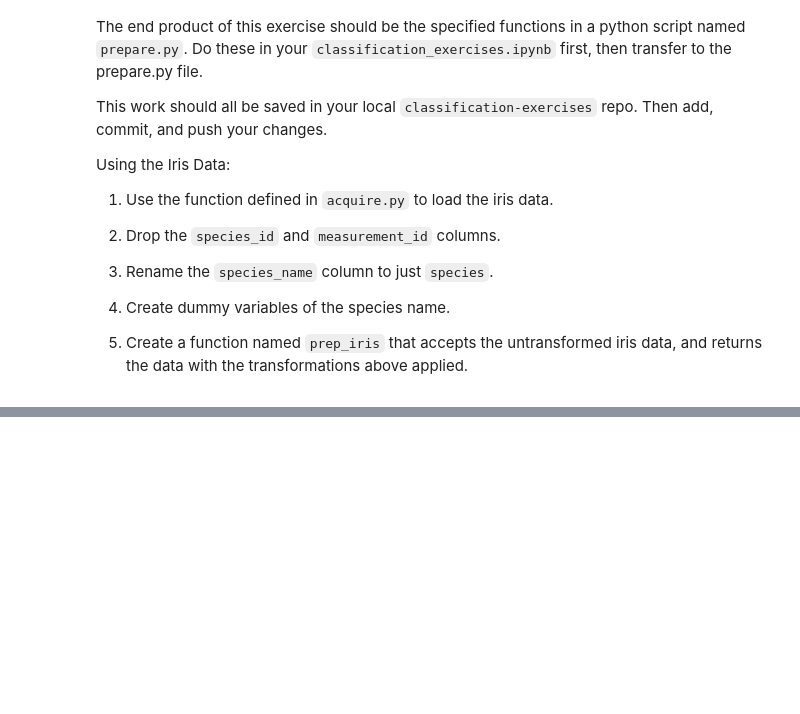
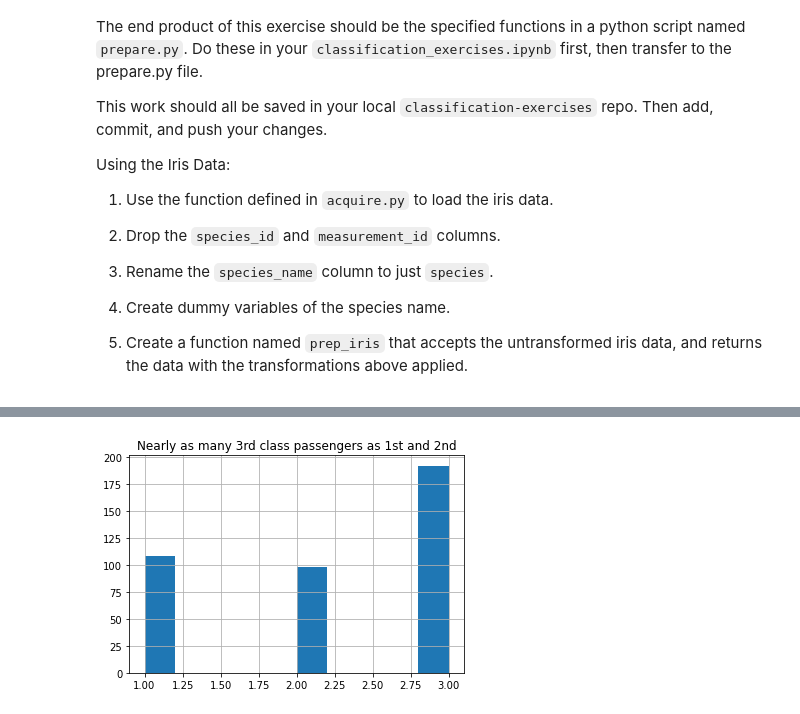
Before and after one commit to EribertoContreras/classification_exercises, a Jupyter notebook: prepare.ipynb, the cells around one changed output, grey strips where cells are left out. Cells and saved outputs as stored; diff of their text form; code cells hidden in the pictures; blank space fills up the shorter version.

```diff
--- a/prepare.ipynb
+++ b/prepare.ipynb
@@ -480,0 +593,6 @@ sd
+# %%
+plt.title("Nearly as many 3rd class passengers as 1st and 2nd")
+train.pclass.hist()
+plt.show()
+# %% [output]
+[figure, added]
```
Also changed, not shown: parts of 40 cells of this notebook, 1 other file.
